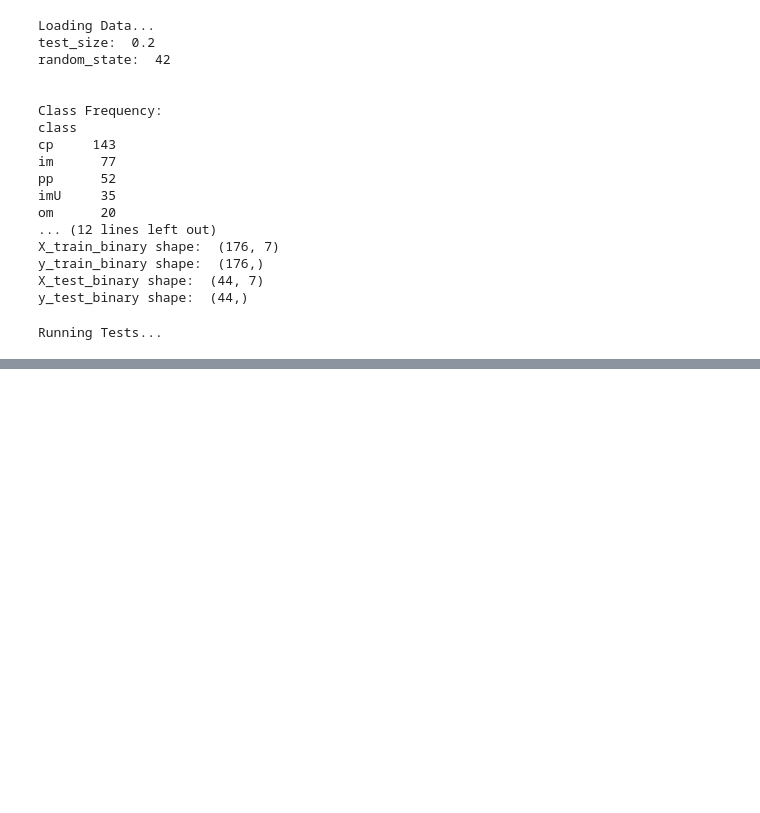
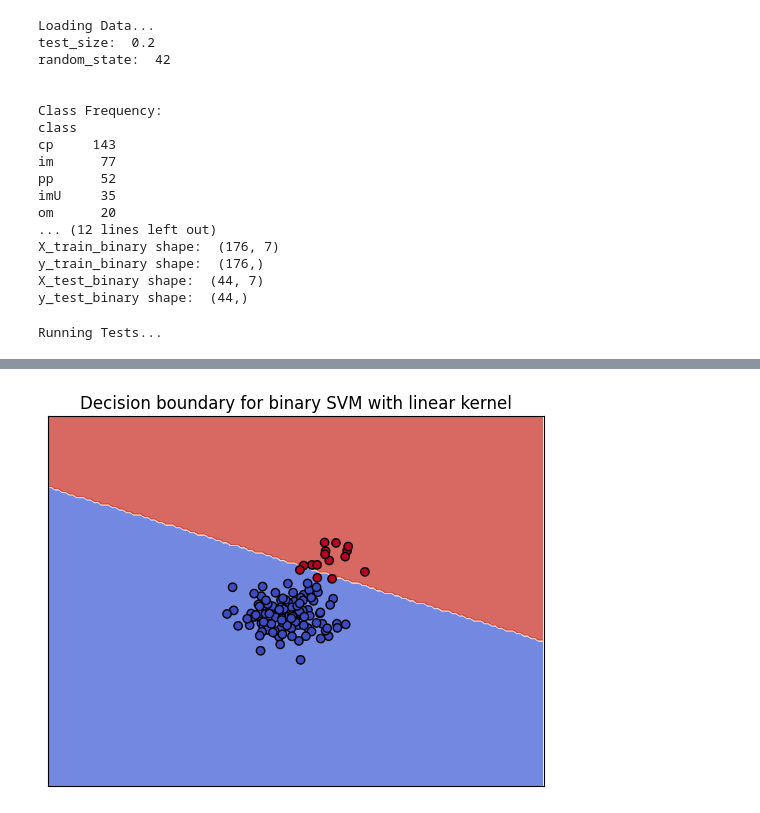
Before and after one commit to austinlackey/svm-kernels, a Jupyter notebook: code.ipynb, the cells around one changed output, grey strips where cells are left out. Cells and saved outputs as stored; diff of their text form; code cells hidden in the pictures; blank space fills up the shorter version.

```diff
--- a/code.ipynb
+++ b/code.ipynb
@@ -66,0 +105,2 @@ table.to_csv('results.csv')
+# %%
+X_train_binary, X_test_binary, y_train_binary, y_test_binary, X_train_multi, X_test_multi, y_train_multi, y_test_multi = svm.load_data(log=True, binaryClasses=['cp', 'om'], reduce=True)
@@ -66,0 +125,16 @@ table.to_csv('results.csv')
+# %%
+from sklearn.model_selection import GridSearchCV
+
+param_grid = {'C': [0.1, 1, 10, 100], 'gamma': [1, 0.1, 0.01, 0.001], 'degree': [2, 3, 4, 5, 6, 7, 8, 9, 10]}
+grid_linear = GridSearchCV(SVC(kernel='linear'), param_grid, refit=True, verbose=3)
+grid_linear.fit(X_train_binary, y_train_binary)
+grid_poly = GridSearchCV(SVC(kernel='poly'), param_grid, refit=True, verbose=3)
+grid_poly.fit(X_train_binary, y_train_binary)
+grid_sigmoid = GridSearchCV(SVC(kernel='sigmoid'), param_grid, refit=True, verbose=3)
+grid_sigmoid.fit(X_train_binary, y_train_binary)
+grid_rbf = GridSearchCV(SVC(kernel='rbf'), param_grid, refit=True, verbose=3)
+grid_rbf.fit(X_train_binary, y_train_binary)
+print(grid_linear.best_params_)
+print(grid_poly.best_params_)
+print(grid_sigmoid.best_params_)
+print(grid_rbf.best_params_)
@@ -66,0 +159,6 @@ table.to_csv('results.csv')
+# %%
+ax = plot_decision_boundary(X_train_binary, y_train_binary, kernel='linear', classifier='binary')
+plt.savefig('Paper/plots/linear_binary.png')
+plt.show()
+# %% [output]
+[figure, added]
```
Also changed, not shown: parts of 12 cells of this notebook, 18 other files.
